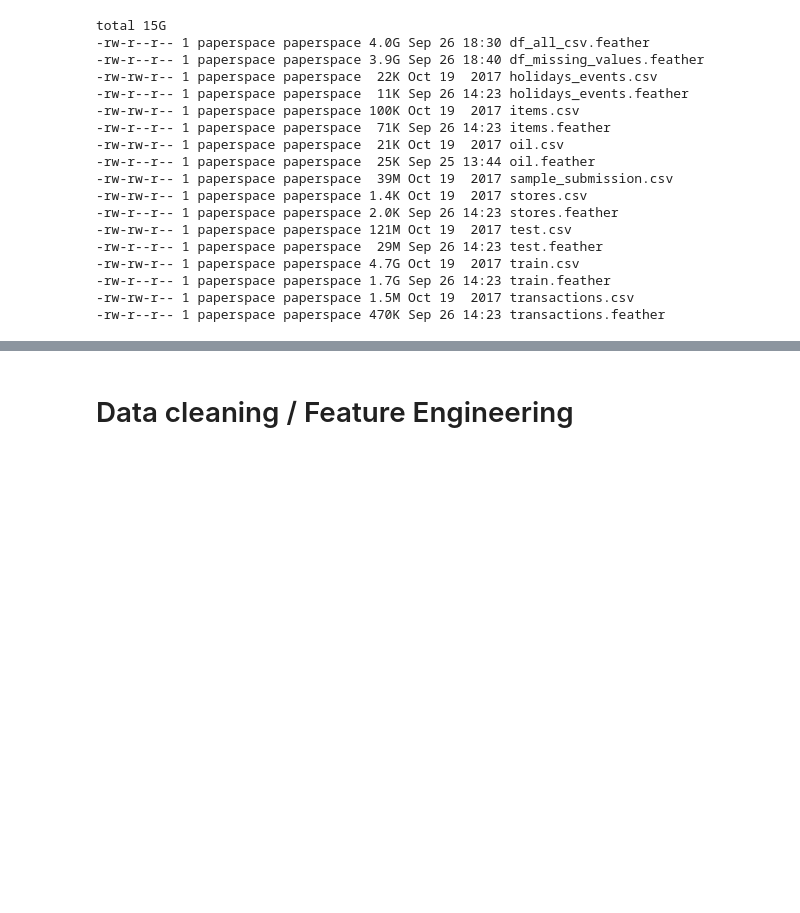
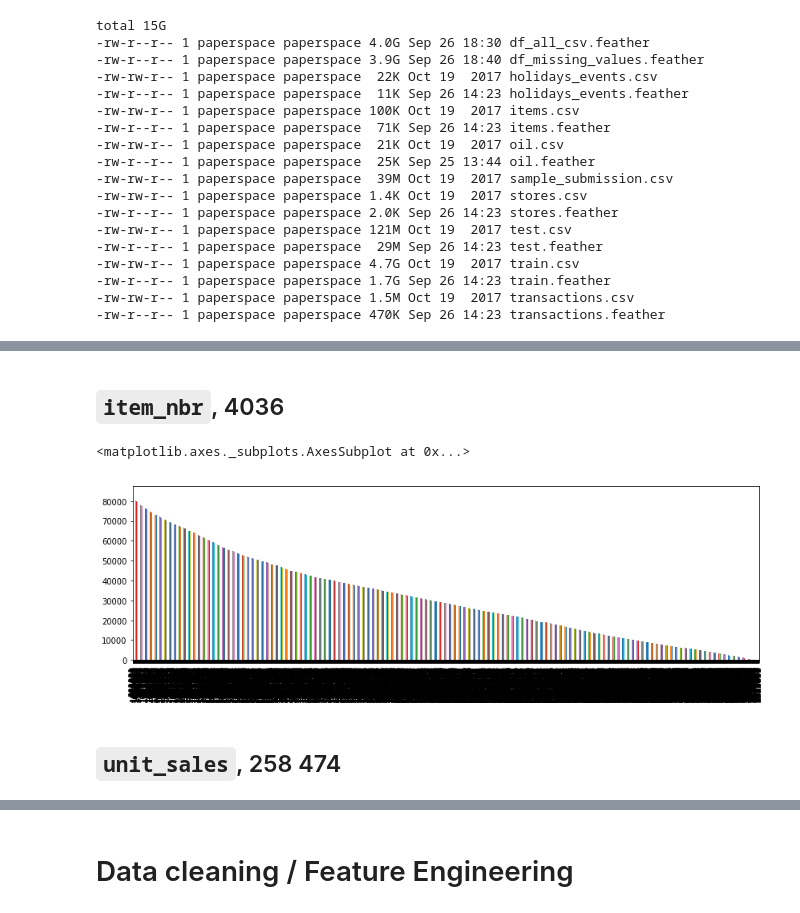
Before and after one commit to ilirium/kaggle-favorita, a Jupyter notebook: favorita-02.ipynb, the cells around one changed output, grey strips where cells are left out. Cells and saved outputs as stored; diff of their text form; code cells hidden in the pictures; blank space fills up the shorter version.

```diff
--- a/favorita-02.ipynb
+++ b/favorita-02.ipynb
@@ -846,0 +911,10 @@ total 15G
+# %% [markdown]
+## `item_nbr`, 4036
+# %%
+# plt.figure()
+df['item_nbr'].value_counts().plot(kind='bar', figsize=(14, 4))
+# %% [output]
+<matplotlib.axes._subplots.AxesSubplot at 0x...>
+[figure, added]
+# %% [markdown]
+## `unit_sales`, 258 474
```
Also changed, not shown: parts of 41 cells of this notebook.
